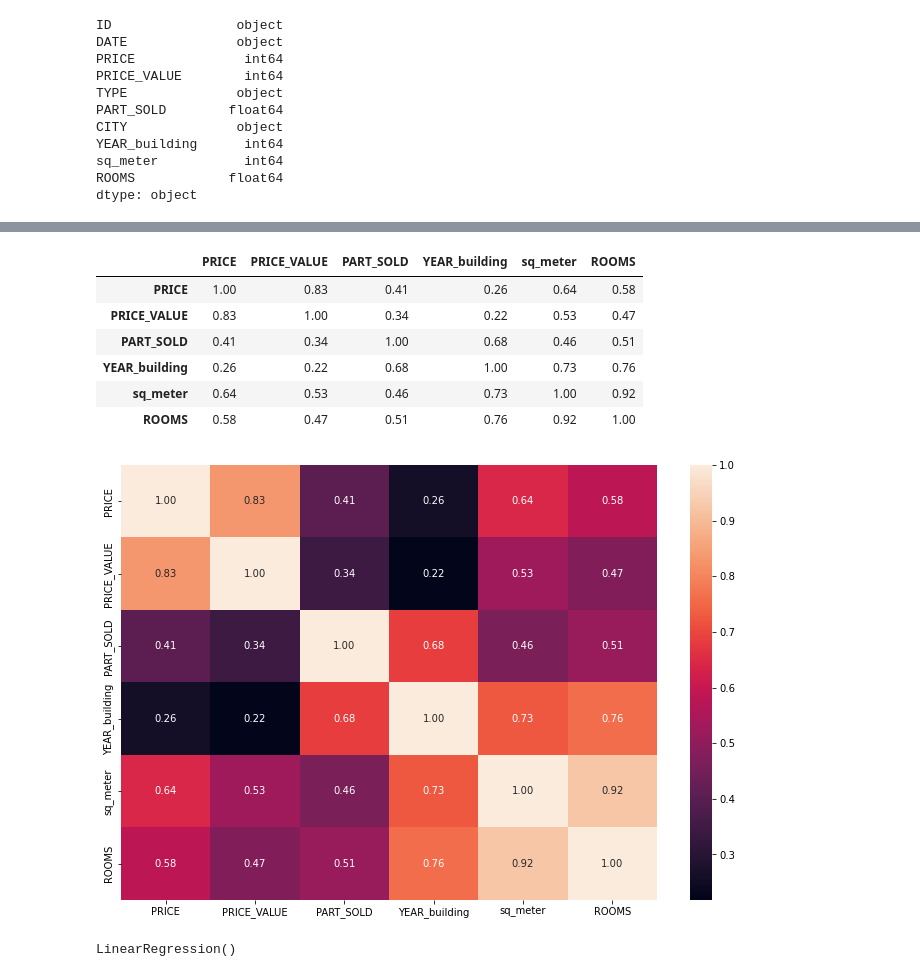
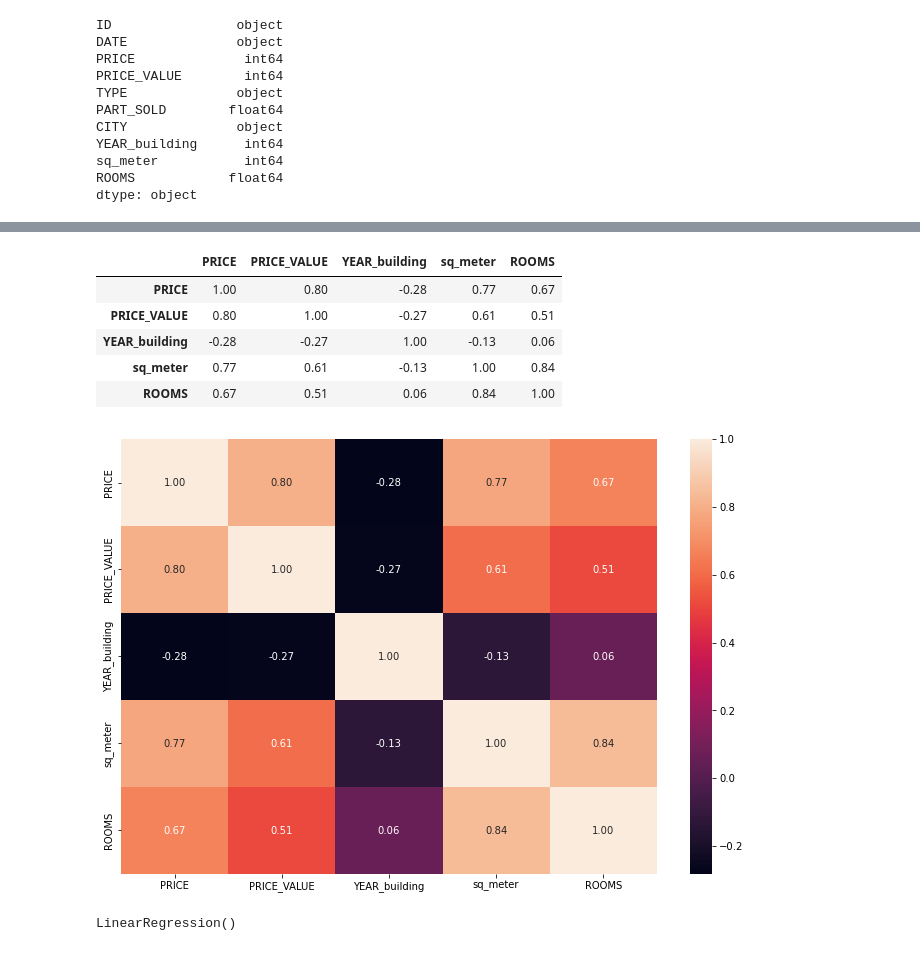
Before and after one commit to Abed-the-analyst/Python-ML, a Jupyter notebook: Mod'in_houses.ipynb, the cells around one changed output, grey strips where cells are left out. Cells and saved outputs as stored; diff of their text form; code cells hidden in the pictures.

```diff
--- a/Mod'in_houses.ipynb
+++ b/Mod'in_houses.ipynb
@@ -66,0 +92,3 @@ dtype: object
+# %%
+df.drop(df.index[df['PART_SOLD'] != 1], inplace=True)
+df.drop(df.index[df['sq_meter'] == 0], inplace=True)
@@ -66,0 +143,2 @@ dtype: object
+# %%
+df['YEAR_building'].replace(0, 2000, inplace=True)
@@ -67 +160,4 @@ dtype: object
+# %%
+df1 = df.drop(['ID','CITY','TYPE','DATE','PART_SOLD'], axis=1)
+X_col = df1.columns
 # %%
@@ -72,18 +180,17 @@ sns.pairplot(df, height=2)
 # %%
 pd.options.display.float_format = '{:,.2f}'.format
 # %%
-df.corr()
+df1.corr()
 # %% [output]
-|  | PRICE | PRICE_VALUE | PART_SOLD | YEAR_building | sq_meter | ROOMS |
-| PRICE | 1.00 | 0.83 | 0.41 | 0.26 | 0.64 | 0.58 |
-| PRICE_VALUE | 0.83 | 1.00 | 0.34 | 0.22 | 0.53 | 0.47 |
-| PART_SOLD | 0.41 | 0.34 | 1.00 | 0.68 | 0.46 | 0.51 |
-| YEAR_building | 0.26 | 0.22 | 0.68 | 1.00 | 0.73 | 0.76 |
-| sq_meter | 0.64 | 0.53 | 0.46 | 0.73 | 1.00 | 0.92 |
-| ROOMS | 0.58 | 0.47 | 0.51 | 0.76 | 0.92 | 1.00 |
+|  | PRICE | PRICE_VALUE | YEAR_building | sq_meter | ROOMS |
+| PRICE | 1.00 | 0.80 | -0.28 | 0.77 | 0.67 |
+| PRICE_VALUE | 0.80 | 1.00 | -0.27 | 0.61 | 0.51 |
+| YEAR_building | -0.28 | -0.27 | 1.00 | -0.13 | 0.06 |
+| sq_meter | 0.77 | 0.61 | -0.13 | 1.00 | 0.84 |
+| ROOMS | 0.67 | 0.51 | 0.06 | 0.84 | 1.00 |
 # %%
 plt.figure(figsize=(12,8))
-sns.heatmap(df.corr(), annot=True, fmt='.2f')
+sns.heatmap(df1.corr(), annot=True, fmt='.2f')
 plt.show()
 # %% [output]
-[figure, old version]
+[figure, new version]
```
Also changed, not shown: parts of 34 cells of this notebook.
